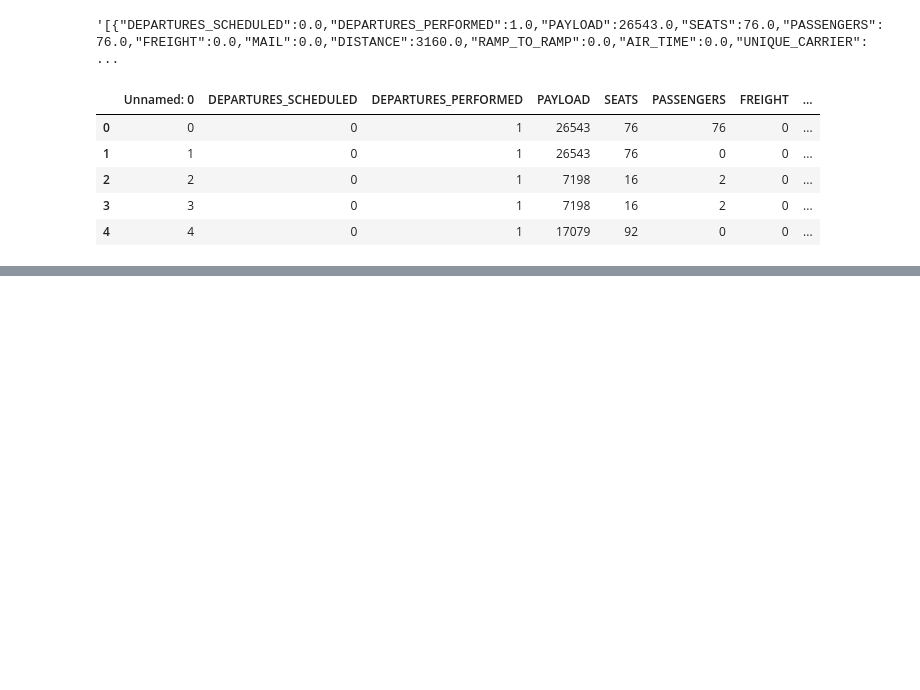
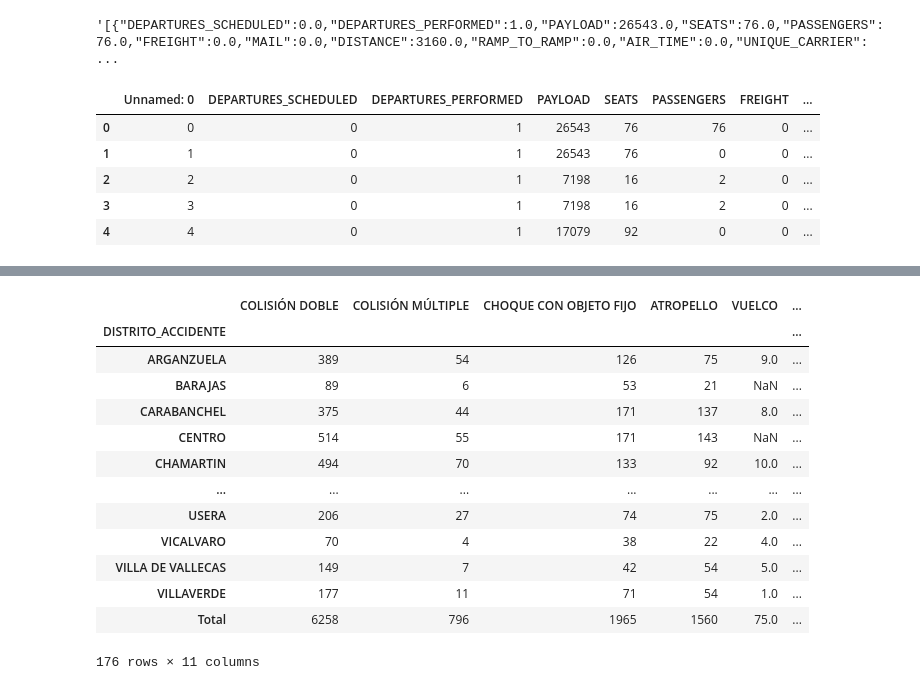
Before and after one commit to albertodiazr/ClasesMaster, a Jupyter notebook: Python_Data_Science.ipynb, the cells around one changed output, grey strips where cells are left out. Drawn from its saved outputs; the diff is of its cells as text; code cells hidden in the pictures; blank space fills up the shorter version.

```diff
--- a/Python_Data_Science.ipynb
+++ b/Python_Data_Science.ipynb
@@ -1276,0 +1442,26 @@ df2.head()
+# %%
+# Cambiando a mano la pestaña '2013' (insertando 3 filas)
+
+datos = pd.DataFrame()
+diccionario = pd.read_excel(file_path, index_col=0, header=7, sheet_name=None, usecols='A:K')
+
+for nombre,columna in diccionario.items():
+  columna['Year'] = nombre
+  datos = datos.append(columna)
+
+datos
+# %% [output]
+|  | COLISIÓN DOBLE | COLISIÓN MÚLTIPLE | CHOQUE CON OBJETO FIJO | ATROPELLO | VUELCO | ... |
+| DISTRITO_ACCIDENTE |  |  |  |  |  | ... |
+| ARGANZUELA | 389 | 54 | 126 | 75 | 9.0 | ... |
+| BARAJAS | 89 | 6 | 53 | 21 | NaN | ... |
+| CARABANCHEL | 375 | 44 | 171 | 137 | 8.0 | ... |
+| CENTRO | 514 | 55 | 171 | 143 | NaN | ... |
+| CHAMARTIN | 494 | 70 | 133 | 92 | 10.0 | ... |
+| ... | ... | ... | ... | ... | ... | ... |
+| USERA | 206 | 27 | 74 | 75 | 2.0 | ... |
+| VICALVARO | 70 | 4 | 38 | 22 | 4.0 | ... |
+| VILLA DE VALLECAS | 149 | 7 | 42 | 54 | 5.0 | ... |
+| VILLAVERDE | 177 | 11 | 71 | 54 | 1.0 | ... |
+| Total | 6258 | 796 | 1965 | 1560 | 75.0 | ... |
+176 rows × 11 columns
```
Also changed, not shown: parts of 36 cells of this notebook.
